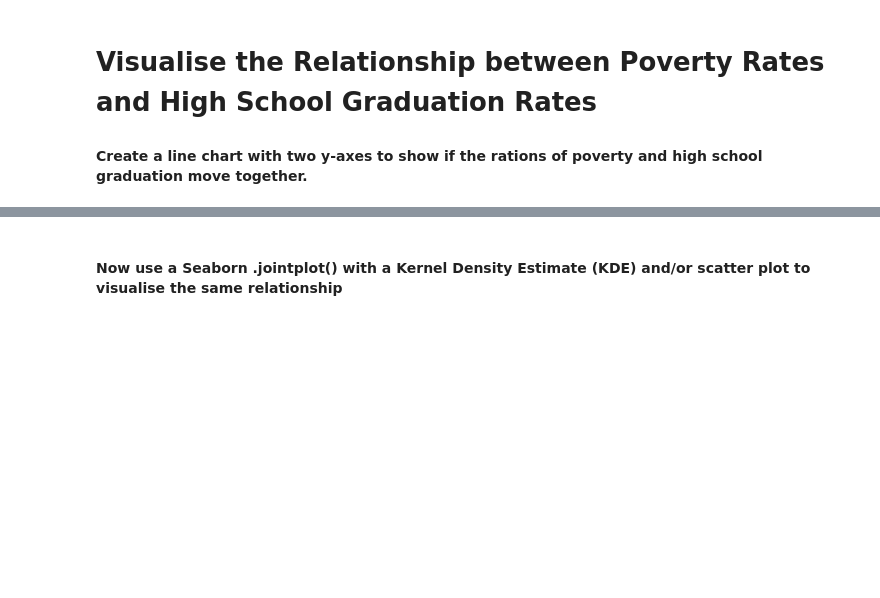
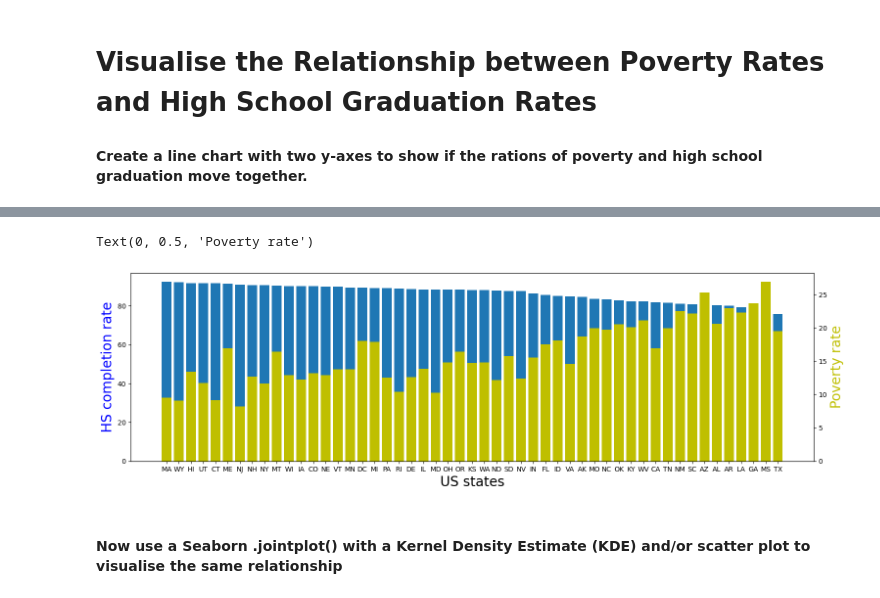
Before and after one commit to Bill-khk/Data-analysis, a Jupyter notebook: FatalForce/Fatal_Force.ipynb, the cells around one changed output, grey strips where cells are left out. Saved outputs shown, nothing was run; the diff lists cells and outputs as text; code cells hidden in the pictures; blank space fills up the shorter version.

```diff
--- a/FatalForce/Fatal_Force.ipynb
+++ b/FatalForce/Fatal_Force.ipynb
@@ -236,3 +227,6 @@ fig2.update_layout(xaxis_title='US states', yaxis_title='HS rate')
 # Visualise the Relationship between Poverty Rates and High School Graduation Rates
 
 #### Create a line chart with two y-axes to show if the rations of poverty and high school graduation move together.
+# %%
+pov_vs_hs = pd.merge(hs_rate_g, state_pov_rate, on='Geographic Area')
+pov_vs_hs.head()
@@ -239,3 +240,16 @@ fig2.update_layout(xaxis_title='US states', yaxis_title='HS rate')
+# %%
+fig = plt.figure(figsize=(18,5))
+ax1 = plt.gca() #GetCurrentAxis
+ax1.bar(pov_vs_hs['Geographic Area'], pov_vs_hs['percent_completed_hs'])
+ax1.set_xlabel('US states', size=20)
+ax1.set_ylabel('HS completion rate', color='b', size=20)
+
+ax2 = plt.twinx()
+ax2.bar(pov_vs_hs['Geographic Area'], pov_vs_hs['poverty_rate'], color='y')
+ax2.set_ylabel('Poverty rate',  color='y', size=20)
+# %% [output]
+Text(0, 0.5, 'Poverty rate')
+[figure, added]
 # %% [markdown]
 #### Now use a Seaborn .jointplot() with a Kernel Density Estimate (KDE) and/or scatter plot to visualise the same relationship
 # %% [markdown]
```
Also changed, not shown: parts of 7 cells of this notebook.
